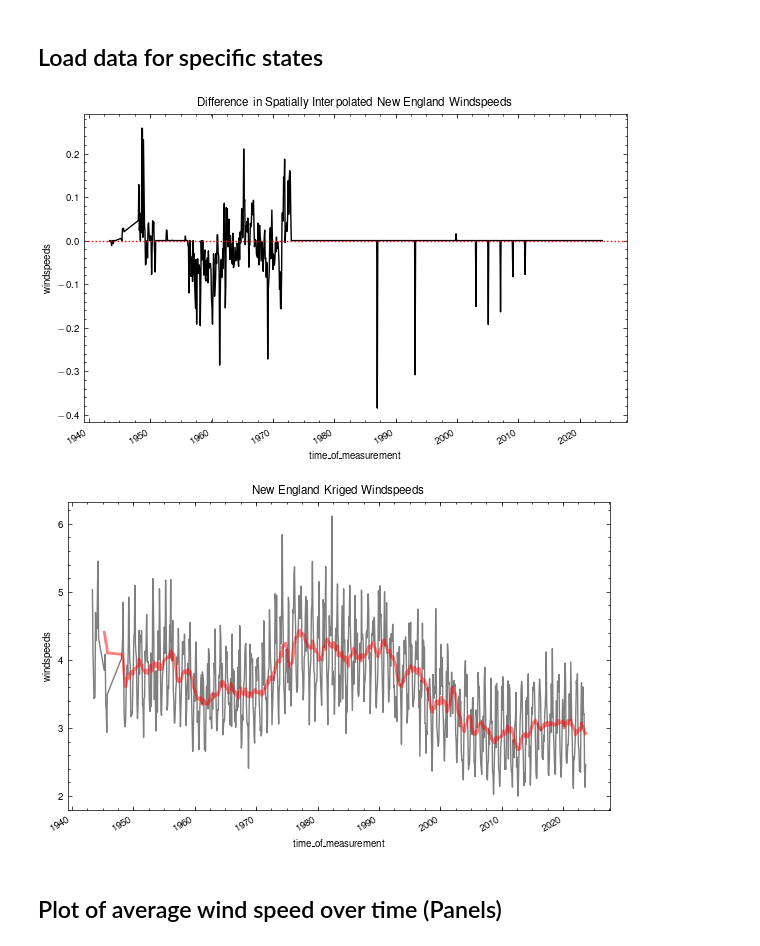
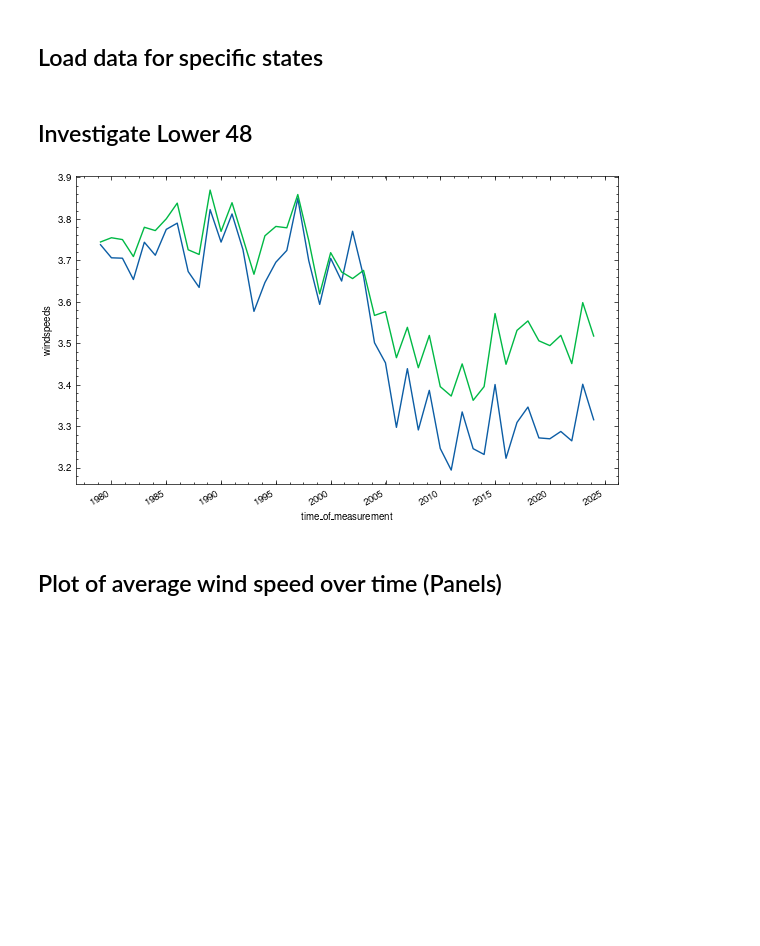
Before and after one commit to ivalencius/wind-analysis, a Jupyter notebook: scripts/HadISD_analysis.ipynb, the cells around one changed output. Cells and saved outputs as stored; diff of their text form; code cells hidden in the pictures; blank space fills up the shorter version.

```diff
--- a/scripts/HadISD_analysis.ipynb
+++ b/scripts/HadISD_analysis.ipynb
@@ -378,8 +417,13 @@ def plot_kriged_windspeeds(ds, region, save_path):
 # %% [markdown]
 ## Load data for specific states
 # %%
-# For just Texas
-region = "New England"
+# Define the region you want to use
+region = "Lower 48"
+
+us = regionmask.defined_regions.natural_earth_v5_0_0.us_states_50.__dict__['regions']
+all_US = [
+    us[i].__dict__['name'] for i in range(len(us))
+]
 
 region_dict = {
     'Texas': ["Texas"],
@@ -387,6 +431,10 @@ region_dict = {
     'New England' : [
         "Maine", "New Hampshire", "Vermont", "Massachusetts", "Rhode Island",
         "Connecticut"
+    ],
+    # Continental US (lower 48)
+    "Lower 48" : [
+        r for r in all_US if r not in ['Hawaii', 'Alaska']
     ]
 }
 
@@ -404,10 +452,20 @@ for f in state_files:
     # Add dimension to include state name
     s_label = s.expand_dims(dim={"state": [f.split('/')[-1][:-3]]}, axis=1)
     all_states.append(s_label)
-# Combine by state
-state_ds_r = xr.concat(all_states, dim="state")
+# Combine by state (keep only data from 1950 onwards)
+state_ds_r = xr.concat(all_states, dim="state").sel(time=slice("1950-01-01", None))
 # Filter by erroneous variables (windspeeds are 2e-30, direction is -888)
-state_ds = state_ds_r.where((state_ds_r > 0).compute(), drop=True)
+state_ds_nonan = state_ds_r.where((state_ds_r > 0).compute(), drop=True)
+# Only keep station_ids which have a fairly complete record
+# Criteria: no more than 100 missing values per year (since 1945)
+# ISSUE: non-continuous as of now
+state_ds = state_ds_nonan.where(
+    (
+        state_ds_nonan['windspeeds'].isnull().sum('time') < 100*(2023-1945)
+    ).compute(),
+    drop=True
+)
+
 
 # Create directory to store plots from this region
 save_path = f'../plots/HadISD/{region}'
@@ -415,13 +473,50 @@ if not os.path.exists(save_path):
     os.makedirs(save_path)
 
 # Plots and krige
-plot_avg_windspeeds(state_ds, region, save_path)
+# plot_avg_windspeeds(state_ds, region, save_path)
 plot_decadal_distribution(state_ds, region, save_path)
-krige_windspeeds(state_ds, region, save_path)
-plot_kriged_windspeeds(state_ds, region, save_path)
+# krige_windspeeds(state_ds, region, save_path)
+# plot_kriged_windspeeds(state_ds, region, save_path)
-# %% [output]
-[figure, removed]
-[figure, removed]
+# %% [markdown]
+## Investigate Lower 48
+# %%
+# Kriged Data
+lower_48 = xr.load_dataset('../plots/HadISD/Lower 48/kriged_1M_windspeeds.nc')
+lower_48_1978 = lower_48.sel(time=slice("1978-01-01", None))
+
+# Station Data
+obs_r = xr.open_mfdataset('../data/HadISD/us-states/*.nc', combine='nested', concat_dim='station_id', chunks={"time": 1000})
+obs = obs_r.where((obs_r['windspeeds'] >= 0).compute(), drop=True)
+obs_1978 = obs.sel(time=slice("1978-01-01", None))
+
+# Keep only observations with at least 10 years of data (non-continuous)
+# From https://stackoverflow.com/questions/53060003/how-to-get-the-maximum-time-of-gap-in-xarray-dataset
+# arange = xr.ones_like(obs_1978['windspeeds']) * np.repeat(np.arange(len(obs_1978['time'])).reshape(-1,1), len(obs_1978['station_id']), axis=1) #
+# cumulative_nans = (arange.where(obs_1978['windspeeds'].notnull()).ffill(dim='time')).fillna(0)
+# time_series_of_cumulative_nan_blocks = (arange - cumulative_nans)
+# nan_block_length_peaks_only = (
+#     time_series_of_cumulative_nan_blocks
+#     .where(
+#         time_series_of_cumulative_nan_blocks
+#         .diff(dim='time', label='lower')
+#         < 0)
+# )
+# mean_nan_duration = nan_block_length_peaks_only.mean(dim='time')
+# lt_100 = mean_nan_duration.where(mean_nan_duration < 100, drop=True)
+# obs_1978_100D = obs_1978.where(lt_100, drop=True)
+# obs_1978_10Y = obs_1978.where(
+#     (
+#         obs_1978['windspeeds'].groupby('station_id').count() > 3650
+#     )
+# , drop=True)
+# %%
+# Plots
+fig, ax = plt.subplots(figsize=(7,4))
+lower_48_1978.mean({'lat', 'lon'})['windspeeds'].resample(time='1Y').mean().plot(ax=ax, label="Kriged")
+obs_1978.mean('station_id')['windspeeds'].resample(time='1Y').mean().plot(ax=ax, label="Observations")
+plt.show()
+# %% [output]
+[figure, added]
 # %% [markdown]
 ## Plot of average wind speed over time (Panels)
 # %%
```
Also changed, not shown: parts of 4 cells of this notebook, 19 other files.
